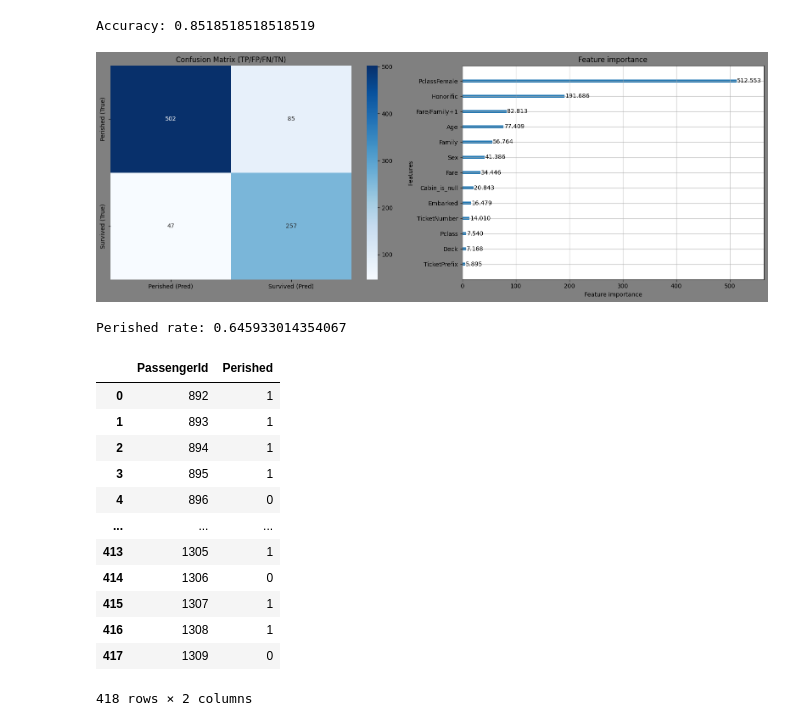
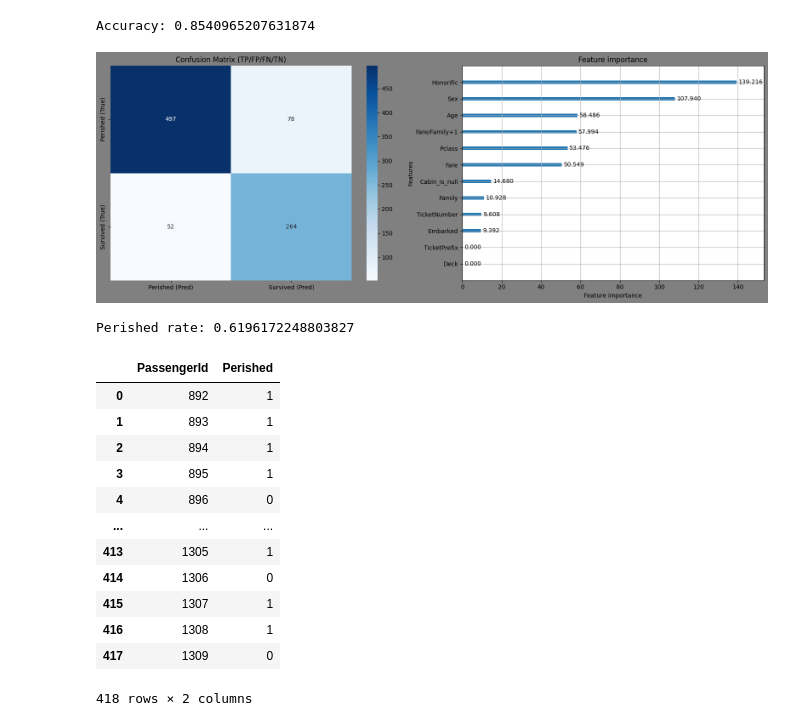
Before and after one commit to saka2ki/GCI, a Jupyter notebook: titanic/notebook/lightgbm.ipynb, the cells around one changed output. Drawn from its saved outputs; the diff is of its cells as text; code cells hidden in the pictures.

```diff
--- a/titanic/notebook/lightgbm.ipynb
+++ b/titanic/notebook/lightgbm.ipynb
@@ -278,7 +278,7 @@ import numpy as np
 import pandas as pd
 
 numerical = ['Pclass', 'Age', 'Family', 'Fare', 'Fare/Family+1', 'TicketNumber']
-categorical = ['Sex', 'Embarked', 'Cabin_is_null', 'Honorific', 'Deck', 'TicketPrefix',  'PclassFemale']#, 'PclassMale', 'PclassSex']
+categorical = ['Sex', 'Embarked', 'Cabin_is_null', 'Honorific', 'Deck', 'TicketPrefix']#,  'PclassFemale']#, 'PclassMale', 'PclassSex']
 
 def preprocess(path):
     df = pd.read_csv(path)
@@ -382,7 +383,7 @@ import optuna
 optuna.logging.set_verbosity(optuna.logging.WARNING)
 from sklearn.model_selection import train_test_split, StratifiedKFold
 from sklearn.metrics import accuracy_score, confusion_matrix
-from tqdm import tqdm
+from tqdm.notebook import tqdm
 
 X = df_train[numerical+categorical]
 y = df_train['Perished']
@@ -406,7 +407,7 @@ def objective(trial):
         'lambda_l2': trial.suggest_float('lambda_l2', 0.0, 1.0),
         'min_data_in_leaf': trial.suggest_int('min_data_in_leaf', 10, 50),
         'early_stopping_rounds': 30,
-        'num_iterations': 1000,
+        'num_iterations': trial.suggest_int('n_iterations', 50, 300),
         #'device': 'cuda',
         'verbose': -1
     }
@@ -451,49 +452,30 @@ Best trial:
 # %%
 import matplotlib.pyplot as plt
 import seaborn as sns
-
-"""
-params = {
-    'objective': 'binary',
-    'metric': 'binary_logloss',
-    'boosting_type': 'gbdt',
-    'max_depth': 5,          # 深すぎると過学習しやすいので浅めに
-    'num_leaves': 15,        # max_depthに合わせて小さめに
-    'learning_rate': 0.05,   # 遅めの学習率で安定化
-    'feature_fraction': 0.8, # 80%の特徴量で学習し、多様性を出す
-    'bagging_fraction': 0.8, # 80%のデータサンプルで学習
-    'bagging_freq': 5,       # 5イテレーションごとにサンプリング
-    'lambda_l1': 0.1,        # 少しL1正則化を入れる
-    'lambda_l2': 0.1,        # 少しL2正則化も入れる
-    'min_data_in_leaf': 20,  # 葉に入る最小データ数を確保
-    'early_stopping_rounds': 30,
-    'num_iterations': 1000
-    'verbose': -1
-}"""
 
 ds = lgb.Dataset(X, label=y)
 model = lgb.train(study.best_trial.params, ds)
 print("Accuracy:", accuracy_score(objective.best_y_valid, objective.best_y_pred))
 
 tn, fp, fn, tp = confusion_matrix(objective.best_y_valid, objective.best_y_pred).ravel()
 
 df_conf = pd.DataFrame(
     [[tp, fp],
      [fn, tn]],
     index=["Perished (True)", "Survived (True)"],
     columns=["Perished (Pred)", "Survived (Pred)"]
 )
 
 f, ax = plt.subplots(1, 2, figsize=(16, 6), facecolor='gray')
 sns.heatmap(df_conf, annot=True, fmt='d', cmap='Blues', ax=ax[0])
 ax[0].set_title("Confusion Matrix (TP/FP/FN/TN)")
 
 lgb.plot_importance(model, importance_type='gain', ignore_zero=False, ax=ax[1])
 plt.tight_layout()
 plt.show()
 # %% [output]
-Accuracy: 0.8518518518518519
+Accuracy: 0.8540965207631874
-[figure, old version]
+[figure, new version]
 # %%
 pred_prob = model.predict(df_test[numerical+categorical])
 pred = (pred_prob > 0.5).astype(int)
@@ -502,7 +484,7 @@ submission = pd.read_csv('../gender_submission.csv')
 submission['Perished'] = pred
 submission
 # %% [output]
-Perished rate: 0.645933014354067
+Perished rate: 0.6196172248803827
 |  | PassengerId | Perished |
 | 0 | 892 | 1 |
 | 1 | 893 | 1 |
```
Also changed, not shown: parts of 5 cells of this notebook, 1 other file.
